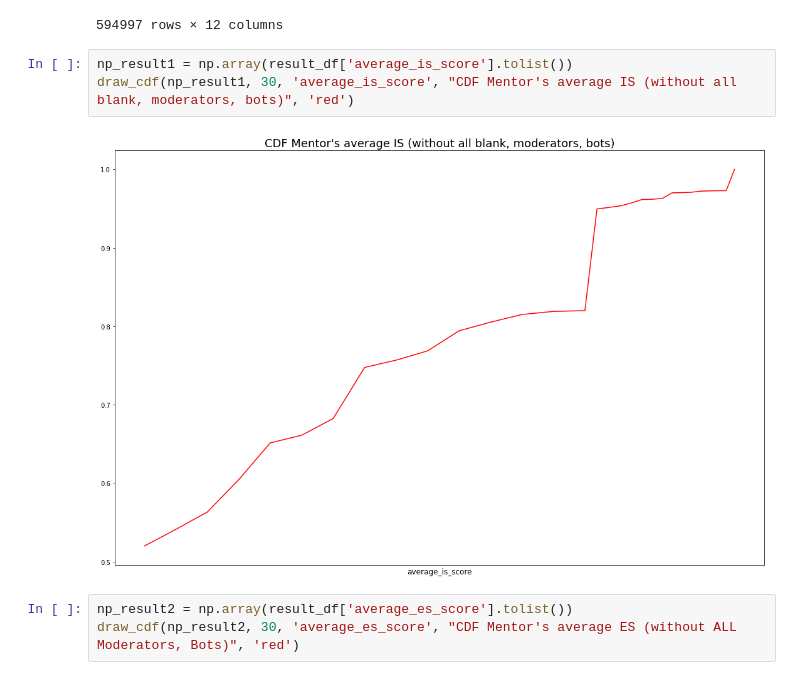
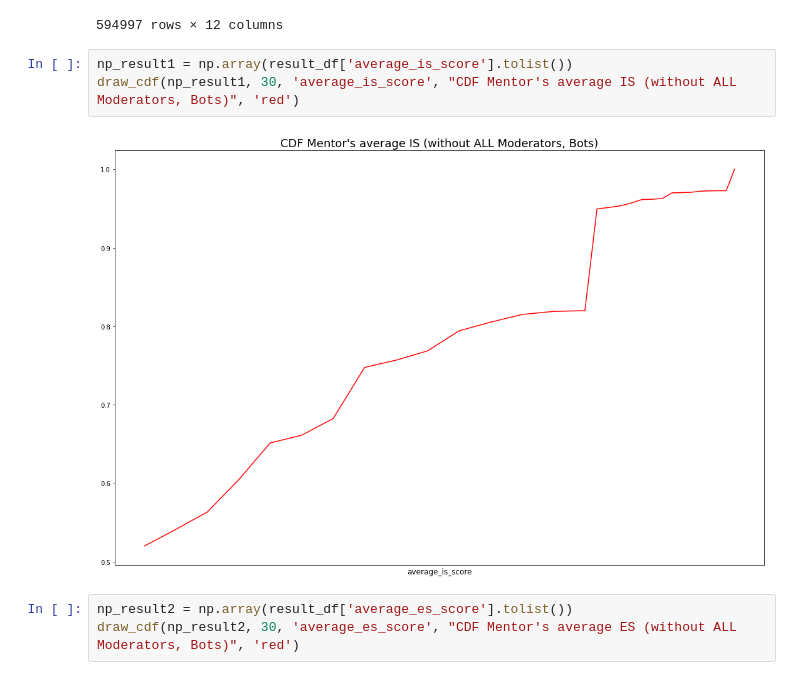
Before and after one commit to tr0up2r/plotting-and-graph-analysis, a Jupyter notebook: cdf.ipynb, the cells around one changed output. Saved outputs shown, nothing was run; the diff lists cells and outputs as text.

```diff
--- a/cdf.ipynb
+++ b/cdf.ipynb
@@ -72,9 +55,9 @@ result_df
 594997 rows × 12 columns
 # %%
 np_result1 = np.array(result_df['average_is_score'].tolist())
-draw_cdf(np_result1, 30, 'average_is_score', "CDF Mentor's average IS (without all blank, moderators, bots)", 'red')
+draw_cdf(np_result1, 30, 'average_is_score', "CDF Mentor's average IS (without ALL Moderators, Bots)", 'red')
 # %% [output]
-[figure, old version]
+[figure, new version]
 # %%
 np_result2 = np.array(result_df['average_es_score'].tolist())
 draw_cdf(np_result2, 30, 'average_es_score', "CDF Mentor's average ES (without ALL Moderators, Bots)", 'red')
```
Also changed, not shown: parts of 6 cells of this notebook.
